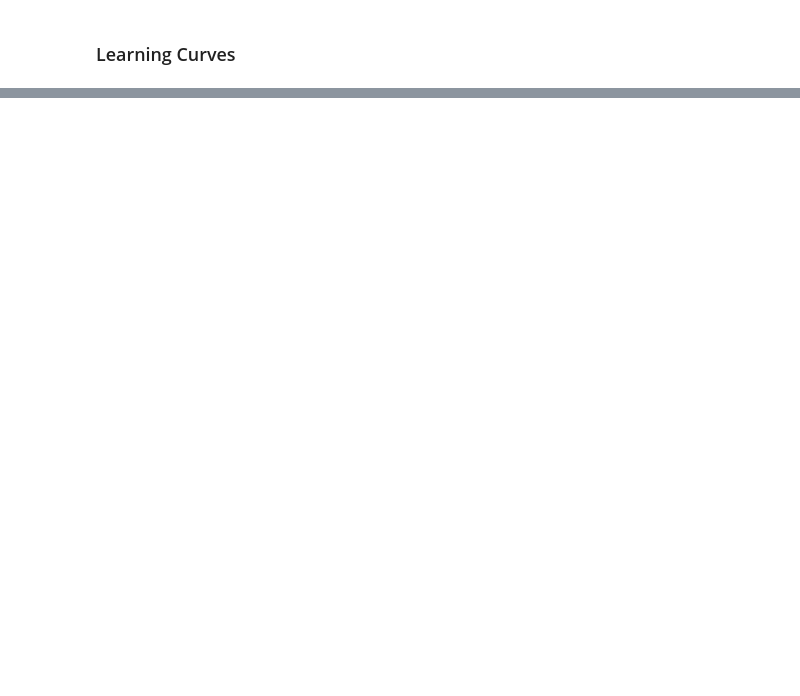
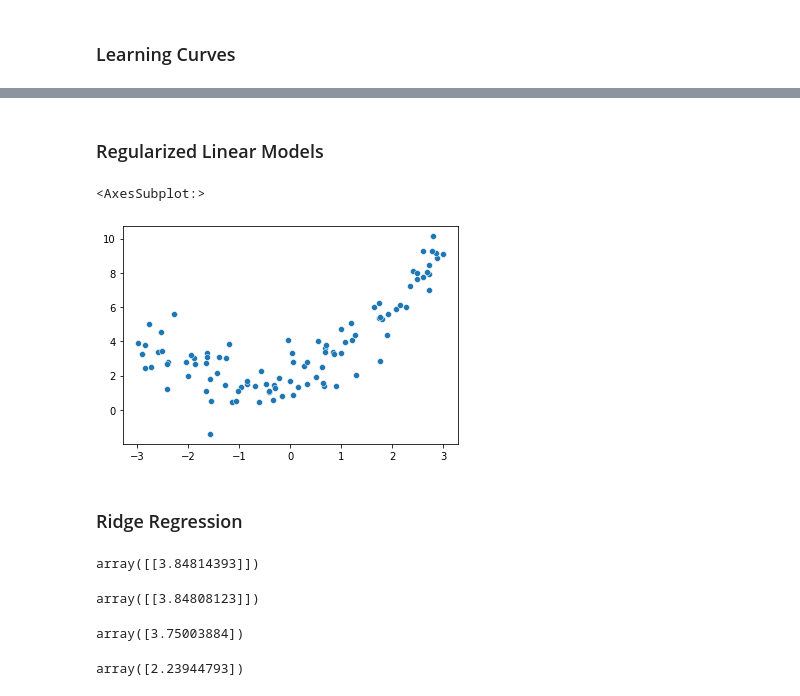
Before and after one commit to cpoles/data_science, a Jupyter notebook: machine_learning/hands_on_ml/training_models/training_models_theory.ipynb, the cells around one changed output, grey strips where cells are left out. Cells and saved outputs as stored; diff of their text form; code cells hidden in the pictures; blank space fills up the shorter version.

```diff
--- a/machine_learning/hands_on_ml/training_models/training_models_theory.ipynb
+++ b/machine_learning/hands_on_ml/training_models/training_models_theory.ipynb
@@ -201,0 +194,39 @@ plt.show()
+# %% [markdown]
+### Regularized Linear Models
+# %%
+m = 100
+X = 6 * np.random.rand(m, 1) - 3
+y = 0.5 * X**2 + X + 2 + np.random.randn(m, 1)
+# %%
+sns.scatterplot(x=X.flatten(), y=y.flatten())
+# %% [output]
+<AxesSubplot:>
+[figure, added]
+# %% [markdown]
+### Ridge Regression
+# %%
+from sklearn.linear_model import Ridge
+# using closed-form solution
+ridge_reg = Ridge(alpha=1, solver='cholesky')
+ridge_reg.fit(X_poly, y)
+ridge_reg.predict([X_poly[0]])
+# %% [output]
+array([[3.84814393]])
+# %%
+# using closed-form solution
+ridge_reg = Ridge(alpha=1, solver='sag')
+ridge_reg.fit(X_poly, y)
+ridge_reg.predict([X_poly[0]])
+# %% [output]
+array([[3.84808123]])
+# %%
+# using Stochastic Gradient Descent
+sgd_reg = SGDRegressor(penalty='l2')
+sgd_reg.fit(X_poly, y.ravel())
+sgd_reg.predict([X_poly[0]])
+# %% [output]
+array([3.75003884])
+# %%
+y[0]
+# %% [output]
+array([2.23944793])
```
Also changed, not shown: parts of 38 cells of this notebook, 3 other files.
